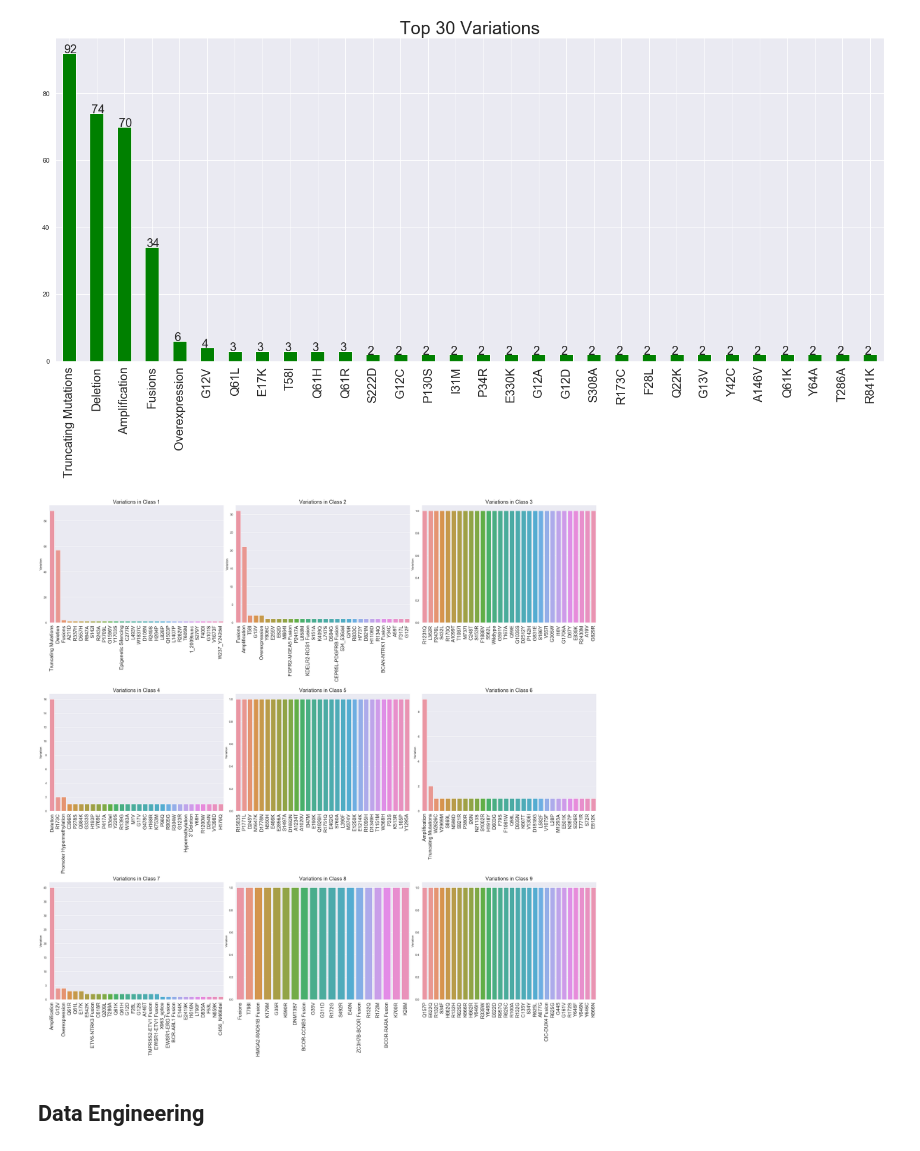
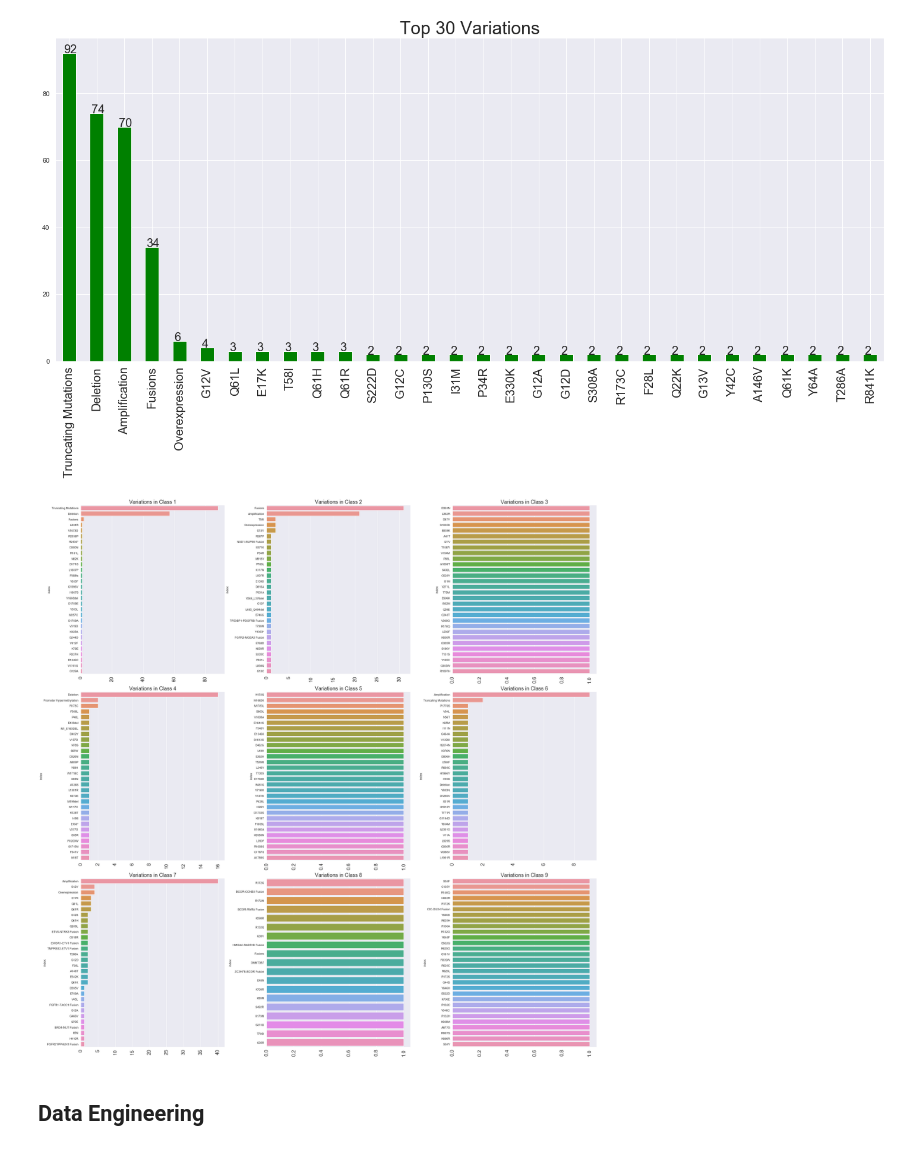
Before and after one commit to melanieshi0120/DNA_Project, a Jupyter notebook: DNA_project_EDA.ipynb, the cells around one changed output. Cells and saved outputs as stored; diff of their text form; code cells hidden in the pictures.

Commit message:
update image & code

```diff
--- a/DNA_project_EDA.ipynb
+++ b/DNA_project_EDA.ipynb
@@ -20,7 +20,7 @@ warnings.filterwarnings("ignore")
 # %%
 # data source:https://www.kaggle.com/c/msk-redefining-cancer-treatment/data?select=stage1_solution_filtered.csv.7z
 # %%
-path='/Users/huashi/Downloads/msk-redefining-cancer-treatment/data/'
+path='/Users/yingyuxuan/Downloads/msk-redefining-cancer-treatment/data/'
 # %%
 # load the text train data  and text data
 train_text= pd.read_csv(path+'training_text', sep='\|\|', header=None, skiprows=1, names=["ID","Text"])
@@ -96,10 +96,10 @@ plt.figure(figsize=(30,27))
 for i in range(0,9):
     class_df=pd.DataFrame(df_train[df_train.Class==i+1].Gene.value_counts()).reset_index()[:30]
     plt.subplot(3,3,i+1)
-    sns.barplot(class_df['index'],class_df['Gene'])
-    plt.xticks(rotation=90,size=20)
-    plt.xlabel("")
-    plt.title('Genes in Class {}'.format(list(set(df_train.Class))[i]),fontsize=20)
+    sns.barplot(class_df['Gene'],class_df['index'])
+    plt.xticks(rotation=90,size=30)
+    plt.ylabel("Gene",fontsize=20)
+    plt.title('Genes in Class {}'.format(list(set(df_train.Class))[i]),fontsize=25)
 plt.tight_layout(pad=0.4, w_pad=0.5, h_pad=1.0)
 plt.show()
 # %% [output]
@@ -106,0 +109,8 @@ plt.show()
+# %%
+# let us see if one variation matches one genem
+gene_match_variation=[]
+genes_set=list(set(df_train['Gene']))
+for i in genes_set:
+    genes=df_train[df_train['Gene']==i]
+    variation_list=genes.Variation
+    gene_match_variation.append(variation_list)
@@ -117,17 +134,17 @@ for i in range(0,30):
 # %%
 # Gene & Class
 plt.figure(figsize=(30,30))
 for i in range(0,9):
     class_df=pd.DataFrame(df_train[df_train.Class==i+1].Variation.value_counts()).reset_index()[:30]
     plt.subplot(3,3,i+1)
-    sns.barplot(class_df['index'],class_df['Variation'])
+    sns.barplot(class_df['Variation'],class_df['index'])
     plt.xticks(rotation=90,size=19)
     plt.xlabel("")
     plt.title('Variations in Class {}'.format(list(set(df_train.Class))[i]),fontsize=20)
 plt.tight_layout(pad=0.4, w_pad=0.5, h_pad=1.0)
 plt.show()
 # %% [output]
-[figure, old version]
+[figure, new version]
 # %% [markdown]
 ## Data Engineering
 # %%
```
Also changed, not shown: parts of 28 cells of this notebook, 4 other files.
